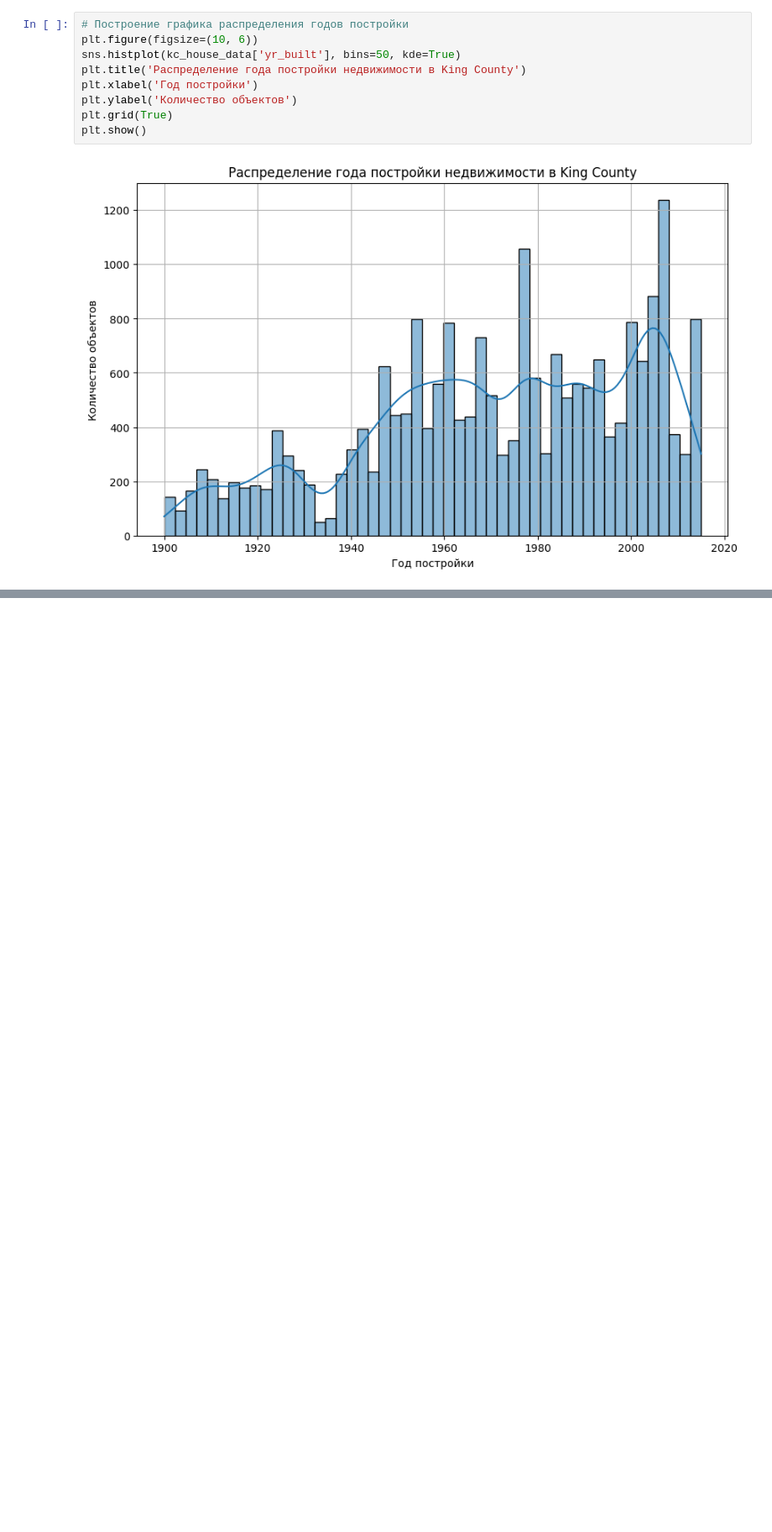
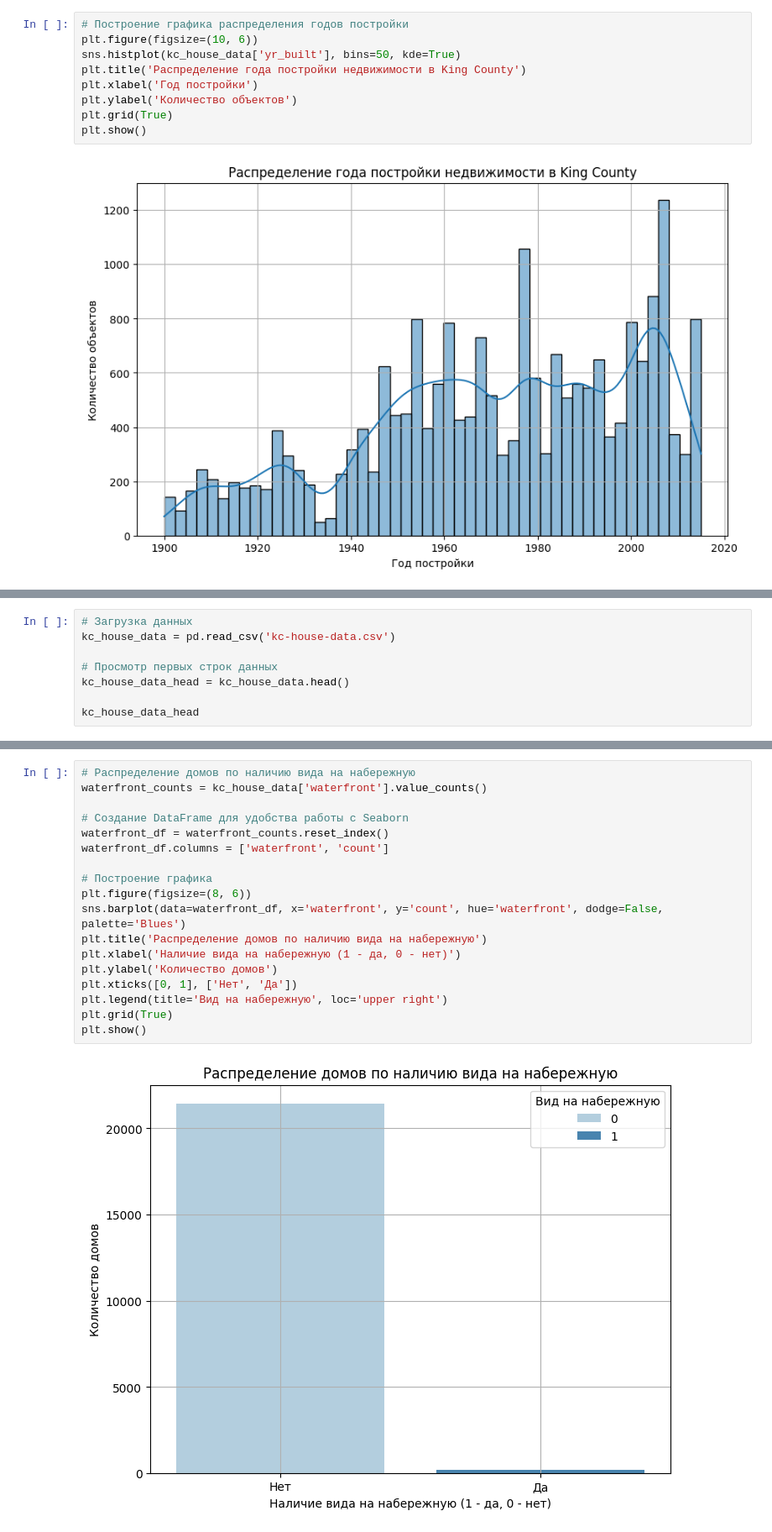
Before and after one commit to Pako35/HouseDAnalysis, a Jupyter notebook: homework.ipynb, the cells around one changed output, grey strips where cells are left out. Shown at 84% size. Cells and saved outputs as stored; diff of their text form; blank space fills up the shorter version.

```diff
--- a/homework.ipynb
+++ b/homework.ipynb
@@ -126,0 +131,8 @@ plt.show()
+# %%
+# Загрузка данных
+kc_house_data = pd.read_csv('kc-house-data.csv')
+
+# Просмотр первых строк данных
+kc_house_data_head = kc_house_data.head()
+
+kc_house_data_head
@@ -126,0 +147,20 @@ plt.show()
+# %%
+# Распределение домов по наличию вида на набережную
+waterfront_counts = kc_house_data['waterfront'].value_counts()
+
+# Создание DataFrame для удобства работы с Seaborn
+waterfront_df = waterfront_counts.reset_index()
+waterfront_df.columns = ['waterfront', 'count']
+
+# Построение графика
+plt.figure(figsize=(8, 6))
+sns.barplot(data=waterfront_df, x='waterfront', y='count', hue='waterfront', dodge=False, palette='Blues')
+plt.title('Распределение домов по наличию вида на набережную')
+plt.xlabel('Наличие вида на набережную (1 - да, 0 - нет)')
+plt.ylabel('Количество домов')
+plt.xticks([0, 1], ['Нет', 'Да'])
+plt.legend(title='Вид на набережную', loc='upper right')
+plt.grid(True)
+plt.show()
+# %% [output]
+[figure, added]
```
Also changed, not shown: parts of 4 cells of this notebook.
